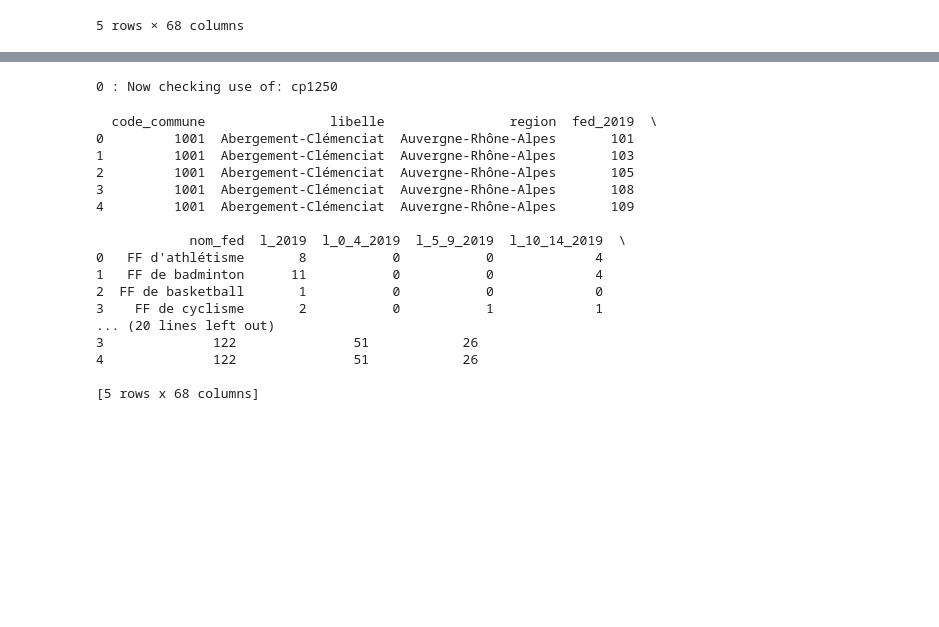
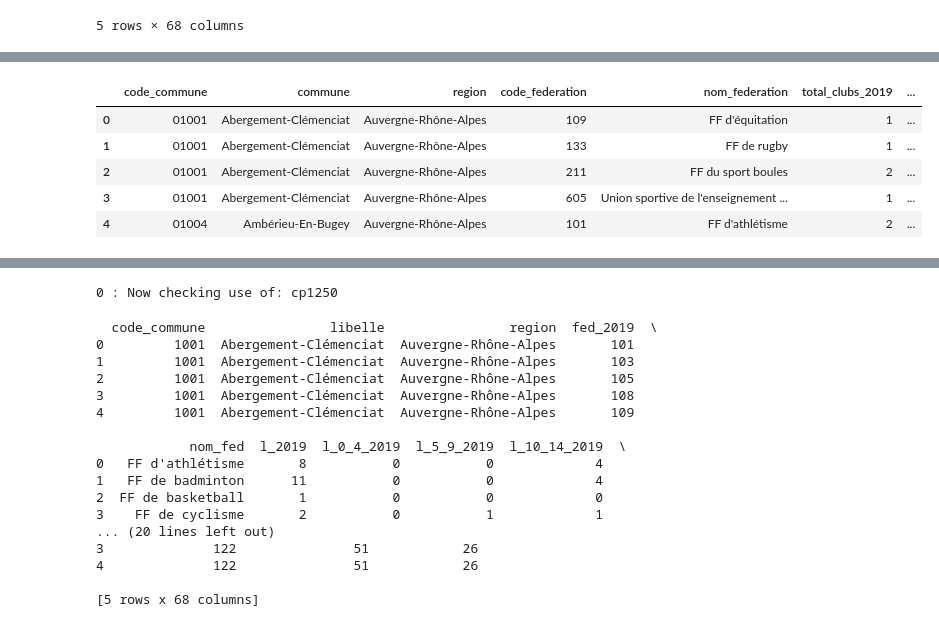
Before and after one commit to LeoMaurice/SportsParticipationEconomicGeographic, a Jupyter notebook: download.ipynb, the cells around one changed output, grey strips where cells are left out. Cells and saved outputs as stored; diff of their text form; code cells hidden in the pictures; blank space fills up the shorter version.

```diff
--- a/download.ipynb
+++ b/download.ipynb
@@ -21,4 +9,5 @@ import pandas as pd
 # %%
-nom_fichier="liste_licence.csv"
-url_liste_licence_stable ='https://www.data.gouv.fr/fr/datasets/r/1825fde3-a668-47e3-a46d-b62b5af6560a'
-url_liste_licence = 'https://static.data.gouv.fr/resources/donnees-geocodees-issues-du-recensement-des-licences-et-clubs-aupres-des-federations-sportives-agreees-par-le-ministere-charge-des-sports/20220823-100513/lic-data-2019.csv'
+url_licence = 'https://static.data.gouv.fr/resources/donnees-geocodees-issues-du-recensement-des-licences-et-clubs-aupres-des-federations-sportives-agreees-par-le-ministere-charge-des-sports/20220823-100513/lic-data-2019.csv'
+file_licence = url_licence.split('/')[-1] #encoding de ce fichier 'cp1250'
+url_club = 'https://static.data.gouv.fr/resources/donnees-geocodees-issues-du-recensement-des-licences-et-clubs-aupres-des-federations-sportives-agreees-par-le-ministere-charge-des-sports/20220519-175014/clubs-data-2019.csv'
+file_club = url_club.split('/')[-1]
@@ -50,0 +38,3 @@ df.head()
+# %%
+licence = pd.read_csv(url_licence, header = 0, encoding = 'cp1250', sep=';')
+club = pd.read_csv(url_club, header = 0, encoding = 'cp1250', sep=';')
@@ -50,0 +51,9 @@ df.head()
+# %%
+club.head()
+# %% [output]
+|  | code_commune | commune | region | code_federation | nom_federation | total_clubs_2019 | ... |
+| 0 | 01001 | Abergement-Clémenciat | Auvergne-Rhône-Alpes | 109 | FF d'équitation | 1 | ... |
+| 1 | 01001 | Abergement-Clémenciat | Auvergne-Rhône-Alpes | 133 | FF de rugby | 1 | ... |
+| 2 | 01001 | Abergement-Clémenciat | Auvergne-Rhône-Alpes | 211 | FF du sport boules | 2 | ... |
+| 3 | 01001 | Abergement-Clémenciat | Auvergne-Rhône-Alpes | 605 | Union sportive de l'enseignement ... | 1 | ... |
+| 4 | 01004 | Ambérieu-En-Bugey | Auvergne-Rhône-Alpes | 101 | FF d'athlétisme | 2 | ... |
```
Also changed, not shown: parts of 23 cells of this notebook.
